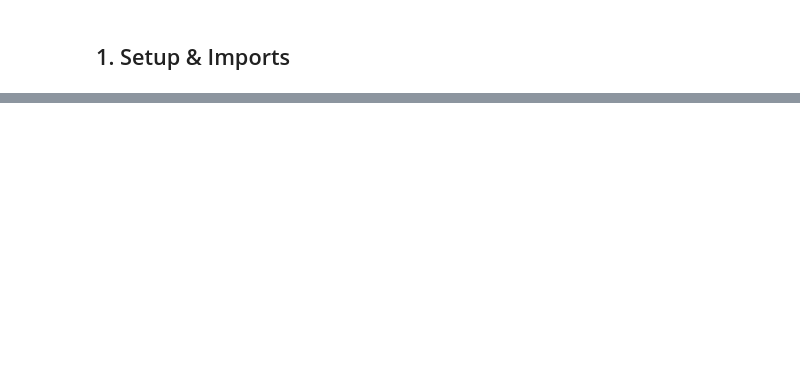
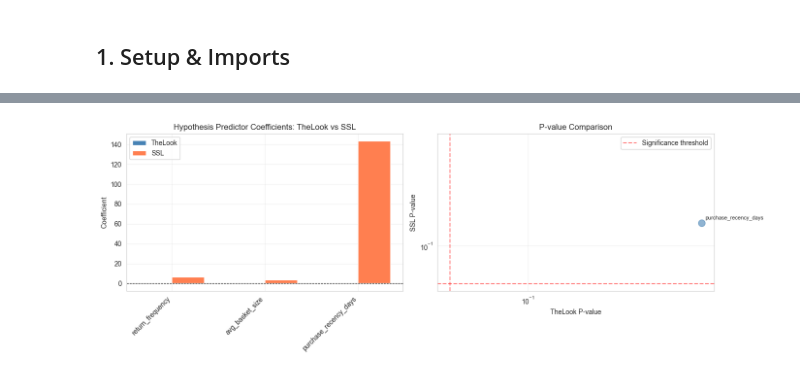
Before and after one commit to kojounfc/unfc-capstone-project-1, a Jupyter notebook: notebooks/rq4_ssl_validation.ipynb, the cells around one changed output, grey strips where cells are left out. Saved outputs shown, nothing was run; the diff lists cells and outputs as text; code cells hidden in the pictures; blank space fills up the shorter version.

```diff
--- a/notebooks/rq4_ssl_validation.ipynb
+++ b/notebooks/rq4_ssl_validation.ipynb
@@ -738,0 +571,54 @@ Interpretation: Switching to the primary log-linear specification reveals that a
+# %%
+# Visualize coefficient comparison
+fig, axes = plt.subplots(1, 2, figsize=(14, 5))
+
+# Plot 1: Coefficient comparison
+ax1 = axes[0]
+x = np.arange(len(coefficient_comparison))
+width = 0.35
+
+ax1.bar(x - width/2, coefficient_comparison["thelook_coefficient"], width, label="TheLook", color="steelblue")
+ax1.bar(x + width/2, coefficient_comparison["ssl_coefficient"], width, label="SSL", color="coral")
+
+ax1.set_xticks(x)
+ax1.set_xticklabels(coefficient_comparison["feature"], rotation=45, ha="right")
+ax1.set_ylabel("Coefficient")
+ax1.set_title("Hypothesis Predictor Coefficients: TheLook vs SSL")
+ax1.legend()
+ax1.axhline(y=0, color="black", linestyle="--", linewidth=0.8)
+ax1.grid(True, alpha=0.3)
+
+# Plot 2: P-value comparison
+ax2 = axes[1]
+ax2.scatter(
+    coefficient_comparison["thelook_p_value"],
+    coefficient_comparison["ssl_p_value"],
+    s=100, alpha=0.6, color="steelblue"
+)
+
+# Add feature labels
+for idx, row in coefficient_comparison.iterrows():
+    ax2.annotate(
+        row["feature"],
+        (row["thelook_p_value"], row["ssl_p_value"]),
+        xytext=(5, 5),
+        textcoords="offset points",
+        fontsize=8
+    )
+
+# Add significance threshold lines
+ax2.axvline(x=0.05, color="red", linestyle="--", alpha=0.5, label="Significance threshold")
+ax2.axhline(y=0.05, color="red", linestyle="--", alpha=0.5)
+
+ax2.set_xlabel("TheLook P-value")
+ax2.set_ylabel("SSL P-value")
+ax2.set_title("P-value Comparison")
+ax2.set_xscale("log")
+ax2.set_yscale("log")
+ax2.legend()
+ax2.grid(True, alpha=0.3)
+
+plt.tight_layout()
+plt.show()
+# %% [output]
+[figure, added]
```
Also changed, not shown: parts of 66 cells of this notebook, 4 other files.
